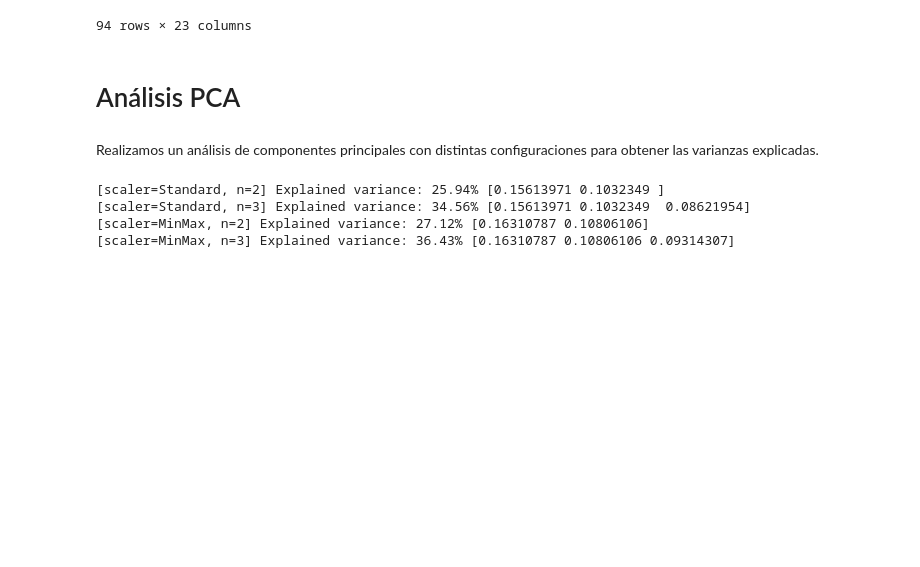
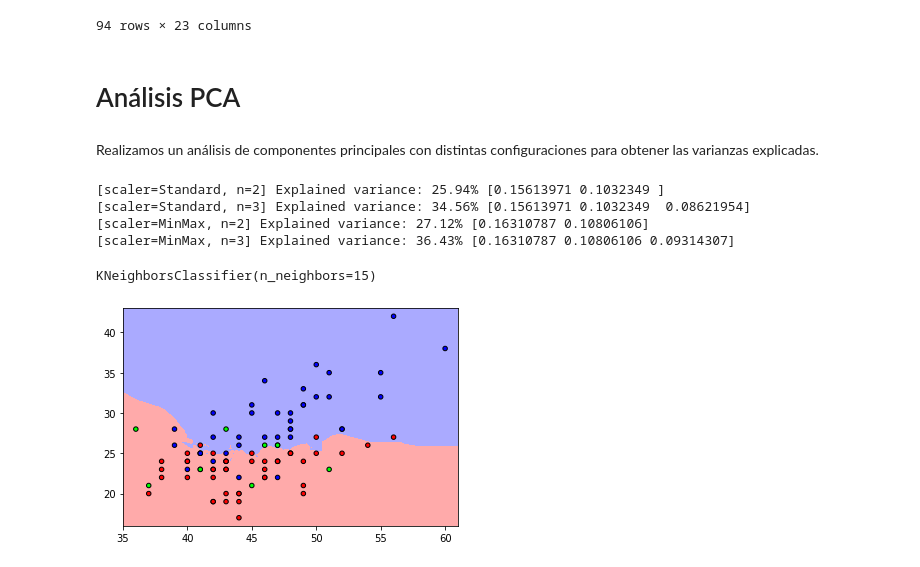
Before and after one commit to AlbertoVelascoMata/course.dsi, a Jupyter notebook: notebooks/Prediction_Testing.ipynb, the cells around one changed output. Drawn from its saved outputs; the diff is of its cells as text; code cells hidden in the pictures; blank space fills up the shorter version.

Commit message:
[pred] initial results predicting winner (kNN)

```diff
--- a/notebooks/Prediction_Testing.ipynb
+++ b/notebooks/Prediction_Testing.ipynb
@@ -232,0 +235,30 @@ for scaler_name, scaler in zip(scaler_names, scalers):
+# %%
+clf = neighbors.KNeighborsClassifier(15, weights='uniform')
+clf.fit(X[['Shots', 'Goals']], X['match_result'])
+# %% [output]
+KNeighborsClassifier(n_neighbors=15)
+# %%
+h = .02  # step size in the mesh
+x_min, x_max = X['Shots'].min() - 1, X['Shots'].max() + 1
+y_min, y_max = X['Goals'].min() - 1, X['Goals'].max() + 1
+xx, yy = np.meshgrid(np.arange(x_min, x_max, h),
+                     np.arange(y_min, y_max, h))
+Z = clf.predict(np.c_[xx.ravel(), yy.ravel()])
+# %%
+from matplotlib.colors import ListedColormap
+cmap_light = ListedColormap(['#FFAAAA', '#AAFFAA', '#AAAAFF'])
+cmap_bold = ListedColormap(['#FF0000', '#00FF00', '#0000FF'])
+# Put the result into a color plot
+Z = Z.reshape(xx.shape)
+plt.figure()
+plt.pcolormesh(xx, yy, Z, cmap=cmap_light)
+
+# Plot also the training points
+plt.scatter(X['Shots'], X['Goals'], c=X['match_result'], cmap=cmap_bold,
+            edgecolor='k', s=20)
+plt.xlim(xx.min(), xx.max())
+plt.ylim(yy.min(), yy.max())
+
+plt.show()
+# %% [output]
+[figure, added]
```
Also changed, not shown: parts of 11 cells of this notebook, 1 other file.
